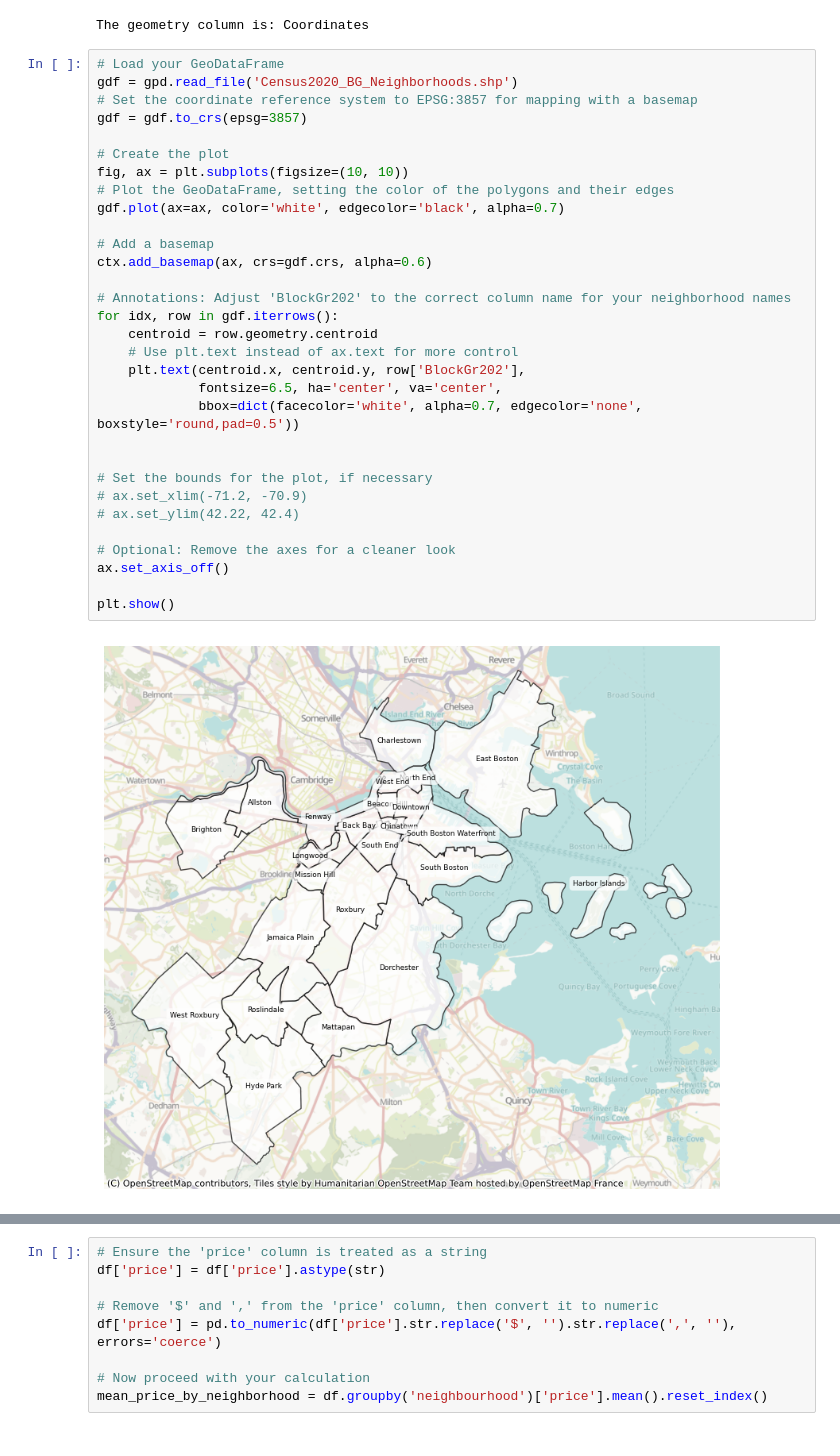
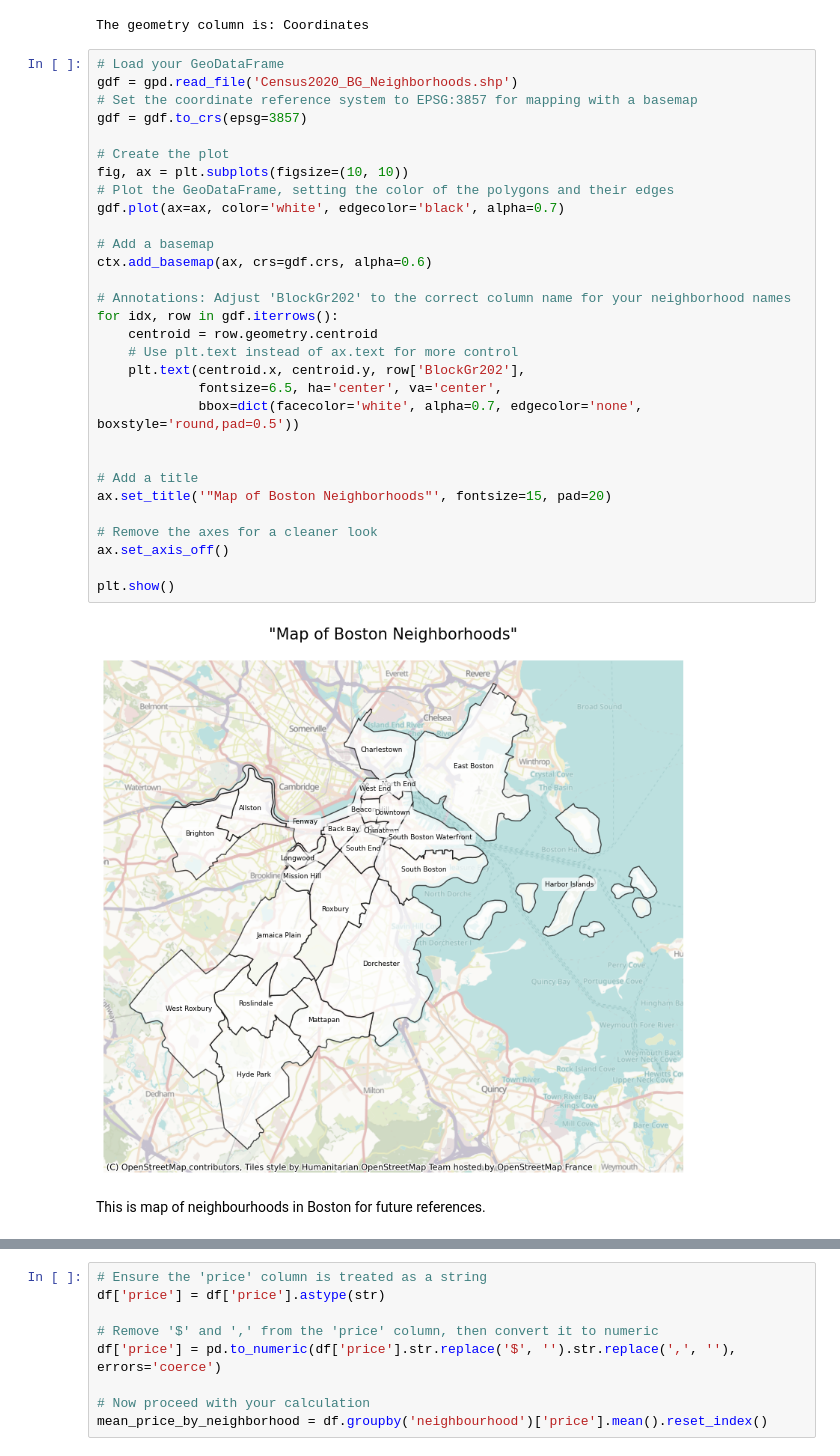
Before and after one commit to ECO225-W2024/project-one-code-32record, a Jupyter notebook: Project1 notebook.ipynb, the cells around one changed output, grey strips where cells are left out. Drawn from its saved outputs; the diff is of its cells as text.

```diff
--- a/Project1 notebook.ipynb
+++ b/Project1 notebook.ipynb
@@ -557,36 +583,37 @@ The geometry column is: Coordinates
 # %%
 # Load your GeoDataFrame
 gdf = gpd.read_file('Census2020_BG_Neighborhoods.shp')
 # Set the coordinate reference system to EPSG:3857 for mapping with a basemap
 gdf = gdf.to_crs(epsg=3857)
 
 # Create the plot
 fig, ax = plt.subplots(figsize=(10, 10))
 # Plot the GeoDataFrame, setting the color of the polygons and their edges
 gdf.plot(ax=ax, color='white', edgecolor='black', alpha=0.7)
 
 # Add a basemap
 ctx.add_basemap(ax, crs=gdf.crs, alpha=0.6)
 
 # Annotations: Adjust 'BlockGr202' to the correct column name for your neighborhood names
 for idx, row in gdf.iterrows():
     centroid = row.geometry.centroid
     # Use plt.text instead of ax.text for more control
     plt.text(centroid.x, centroid.y, row['BlockGr202'],
              fontsize=6.5, ha='center', va='center',
              bbox=dict(facecolor='white', alpha=0.7, edgecolor='none', boxstyle='round,pad=0.5'))
 
 
-# Set the bounds for the plot, if necessary
-# ax.set_xlim(-71.2, -70.9)
-# ax.set_ylim(42.22, 42.4)
+# Add a title
+ax.set_title('"Map of Boston Neighborhoods"', fontsize=15, pad=20)
 
-# Optional: Remove the axes for a cleaner look
+# Remove the axes for a cleaner look
 ax.set_axis_off()
 
 plt.show()
 # %% [output]
-[figure, old version]
+[figure, new version]
+# %% [markdown]
+This is map of neighbourhoods in Boston for future references.
 # %%
 # Map Boston city by neighbourhoods
 
```
Also changed, not shown: parts of 23 cells of this notebook.
